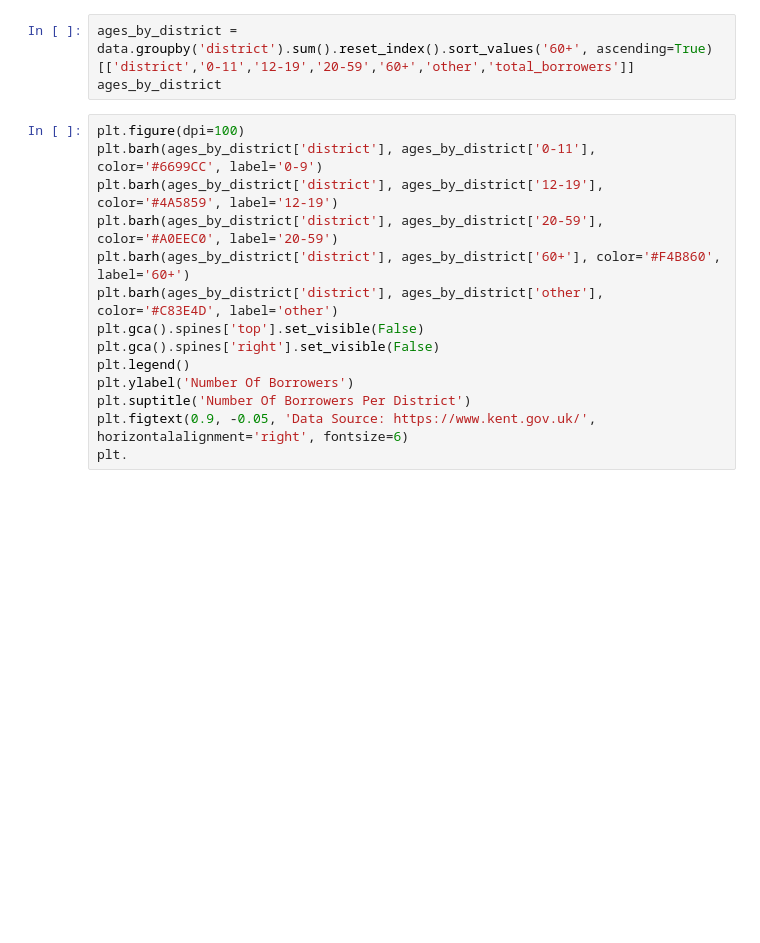
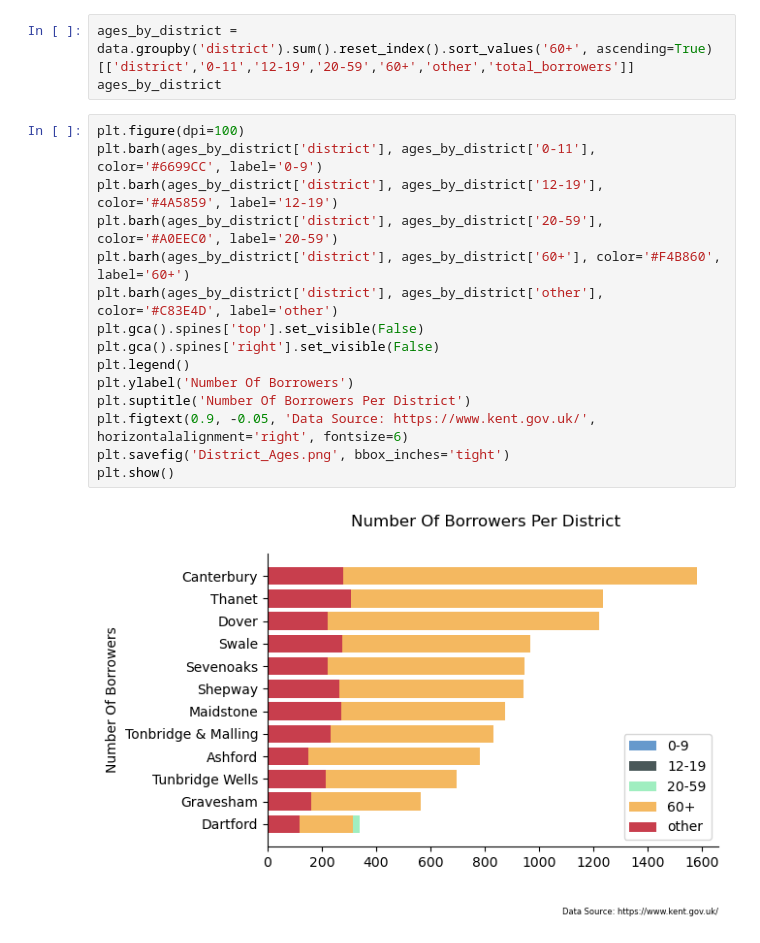
Before and after one commit to nicholsonpeter/KCC-Library-Use, a Jupyter notebook: KCC_Libraries.ipynb, the cells around one changed output. Saved outputs shown, nothing was run; the diff lists cells and outputs as text; blank space fills up the shorter version.

```diff
--- a/KCC_Libraries.ipynb
+++ b/KCC_Libraries.ipynb
@@ -97,14 +104,17 @@ ages_by_district
 # %%
 plt.figure(dpi=100)
 plt.barh(ages_by_district['district'], ages_by_district['0-11'], color='#6699CC', label='0-9')
 plt.barh(ages_by_district['district'], ages_by_district['12-19'], color='#4A5859', label='12-19')
 plt.barh(ages_by_district['district'], ages_by_district['20-59'], color='#A0EEC0', label='20-59')
 plt.barh(ages_by_district['district'], ages_by_district['60+'], color='#F4B860', label='60+')
 plt.barh(ages_by_district['district'], ages_by_district['other'], color='#C83E4D', label='other')
 plt.gca().spines['top'].set_visible(False)
 plt.gca().spines['right'].set_visible(False)
 plt.legend()
 plt.ylabel('Number Of Borrowers')
 plt.suptitle('Number Of Borrowers Per District')
 plt.figtext(0.9, -0.05, 'Data Source: https://www.kent.gov.uk/', horizontalalignment='right', fontsize=6)
-plt.
+plt.savefig('District_Ages.png', bbox_inches='tight')
+plt.show()
+# %% [output]
+[figure, added]
```
Also changed, not shown: parts of 3 cells of this notebook.
